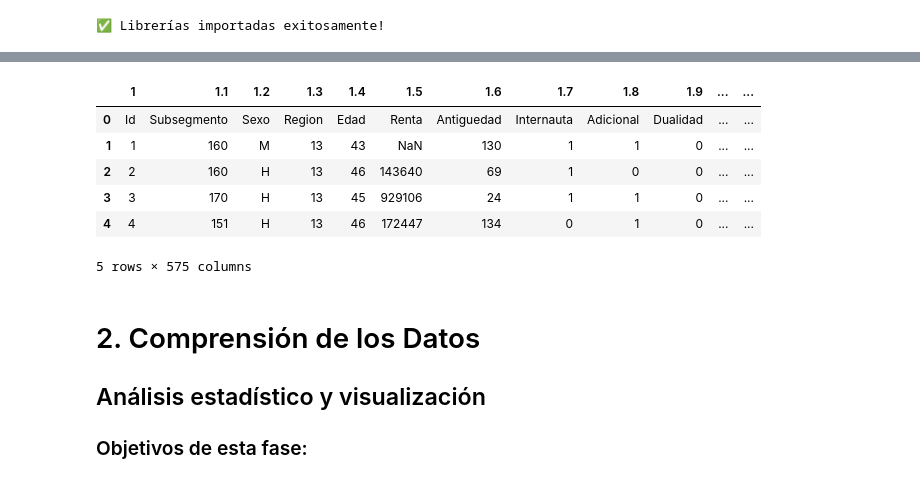
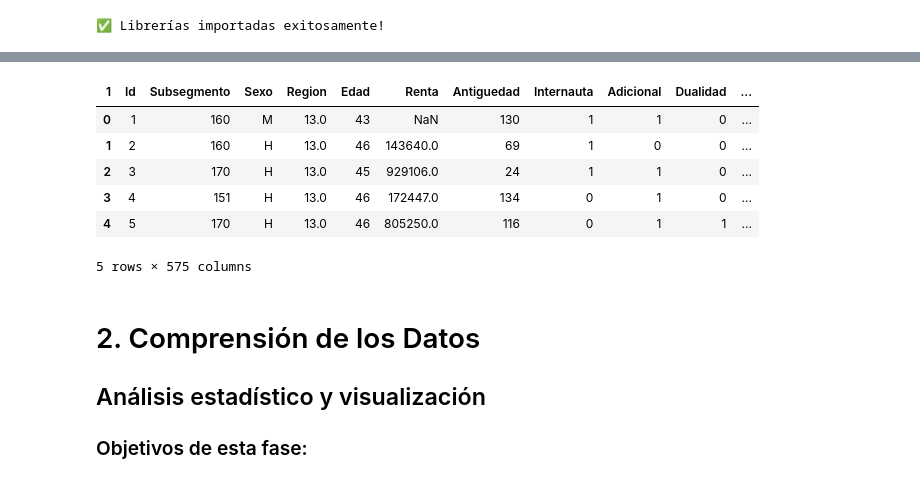
Before and after one commit to oozcode/Trabajo, a Jupyter notebook: Crisp.ipynb, the cells around one changed output, grey strips where cells are left out. Saved outputs shown, nothing was run; the diff lists cells and outputs as text; code cells hidden in the pictures.

```diff
--- a/Crisp.ipynb
+++ b/Crisp.ipynb
@@ -72,8 +72,73 @@ print("✅ Librerías importadas exitosamente!")
 ✅ Librerías importadas exitosamente!
 # %%
 # Paso 2: Cargar los datos
-df = pd.read_csv('archivo_convertido.csv')
+# Carga robusta con detección de separador, reparación de encabezados y tipificación numérica
+import pandas as pd
+import re
+
+# Intenta inferir separador automáticamente (engine='python')
+df = pd.read_csv('archivo_convertido.csv', sep=None, engine='python')
+
+# Limpieza de nombres de columnas: quitar espacios, convertir a string y eliminar columnas vacías "Unnamed: *"
+df.columns = df.columns.map(lambda c: str(c).strip())
+unnamed = [c for c in df.columns if c.upper().startswith('UNNAMED') or c.strip()=='' ]
+if unnamed:
+    df = df.drop(columns=unnamed)
+
+# Heurística: si la mayoría de nombres de columnas parecen numéricos o hay muchos sufijos .1,.2, intentar usar una fila inicial como encabezado real
+col_str = pd.Series(df.columns.astype(str))
+num_like = col_str.str.fullmatch(r"\d+(\.\d+)?").sum()
+has_dup_suffix = col_str.str.contains(r"\.\d+$").sum()
+if (num_like / len(df.columns) > 0.5) or (has_dup_suffix > len(df.columns) * 0.2):
+    print("⚠️ Encabezados parecen numéricos/duplicados; buscando una fila candidata como encabezado…")
+    df_alt = pd.read_csv('archivo_convertido.csv', sep=None, engine='python', header=None, dtype=str)
+    best_idx = None
+    best_score = -1
+    best_header = None
+    known_tokens = ['Uso', 'FlgAct', 'CUPO', 'Edad', 'Renta', 'Antiguedad', 'Txs', 'Fac', 'Pago', 'Region', 'Sexo']
+    max_scan = min(10, len(df_alt))
+    for r in range(max_scan):
+        row = df_alt.iloc[r].astype(str).str.strip()
+        # Score: proporción con letras/guion bajo + presencia de tokens conocidos + unicidad
+        alpha_ratio = row.str.contains(r"[A-Za-z_]").mean()
+        token_hits = sum(row.str.contains(tok, case=False, na=False).any() for tok in known_tokens)
+        uniq_ratio = row.nunique() / max(len(row), 1)
+        score = alpha_ratio * 0.6 + (token_hits > 0) * 0.3 + uniq_ratio * 0.1
+        if score > best_score and alpha_ratio >= 0.3 and row.nunique() == len(row):
+            best_score = score
+            best_idx = r
+            best_header = row
+    if best_header is not None:
+        df_alt = df_alt.iloc[best_idx+1:].reset_index(drop=True)
+        df_alt.columns = best_header
+        df = df_alt
+        print(f"✅ Encabezados reconstruidos desde la fila {best_idx}.")
+    else:
+        print("ℹ️ No se detectaron encabezados válidos en las primeras filas; se mantienen los actuales.")
+
+# Tipificación: intentar convertir columnas numéricas representadas como texto a tipo numérico
+num_try = df.apply(pd.to_numeric, errors='coerce')
+for c in df.columns:
+    if df[c].dtype == 'object':
+        # proporción de valores no nulos originales que se pudieron convertir a número
+        orig_non_null = df[c].notna().sum()
+        conv_non_null = num_try[c].notna().sum()
+        if orig_non_null > 0:
+            ratio = conv_non_null / orig_non_null
+        else:
+            ratio = 0
+        # Criterios: si >=80% de los valores no nulos son numéricos o hay suficiente variabilidad numérica
+        if ratio >= 0.8 or num_try[c].nunique(dropna=True) >= 20:
+            df[c] = num_try[c]
+
+# Vista rápida de columnas
 print("Dataset cargado exitosamente!")
 print(f"Dimensiones: {df.shape}")
+print("Primeras 15 columnas:")
+print(list(df.columns[:15]))
+
+# Nota: si hay sufijos .1, .2 en nombres, indican columnas duplicadas en origen.
+# Puedes renombrar manualmente si alguna clave quedó repetida.
+
 df.head()
 # %% [output]
@@ -82,9 +156,9 @@ Dimensiones: (51125, 575)
-|  | 1 | 1.1 | 1.2 | 1.3 | 1.4 | 1.5 | 1.6 | 1.7 | 1.8 | 1.9 | ... | ... |
-| 0 | Id | Subsegmento | Sexo | Region | Edad | Renta | Antiguedad | Internauta | Adicional | Dualidad | ... | ... |
-| 1 | 1 | 160 | M | 13 | 43 | NaN | 130 | 1 | 1 | 0 | ... | ... |
-| 2 | 2 | 160 | H | 13 | 46 | 143640 | 69 | 1 | 0 | 0 | ... | ... |
-| 3 | 3 | 170 | H | 13 | 45 | 929106 | 24 | 1 | 1 | 0 | ... | ... |
-| 4 | 4 | 151 | H | 13 | 46 | 172447 | 134 | 0 | 1 | 0 | ... | ... |
+| 1 | Id | Subsegmento | Sexo | Region | Edad | Renta | Antiguedad | Internauta | Adicional | Dualidad | ... |
+| 0 | 1 | 160 | M | 13.0 | 43 | NaN | 130 | 1 | 1 | 0 | ... |
+| 1 | 2 | 160 | H | 13.0 | 46 | 143640.0 | 69 | 1 | 0 | 0 | ... |
+| 2 | 3 | 170 | H | 13.0 | 45 | 929106.0 | 24 | 1 | 1 | 0 | ... |
+| 3 | 4 | 151 | H | 13.0 | 46 | 172447.0 | 134 | 0 | 1 | 0 | ... |
+| 4 | 5 | 170 | H | 13.0 | 46 | 805250.0 | 116 | 0 | 1 | 1 | ... |
 5 rows × 575 columns
 # %% [markdown]
 # 2. Comprensión de los Datos
```
Also changed, not shown: parts of 13 cells of this notebook.
